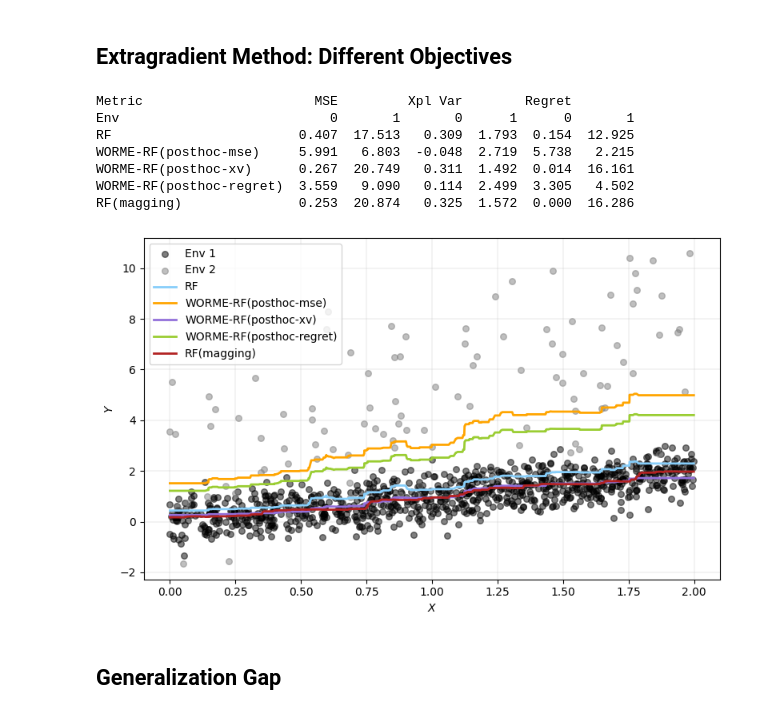
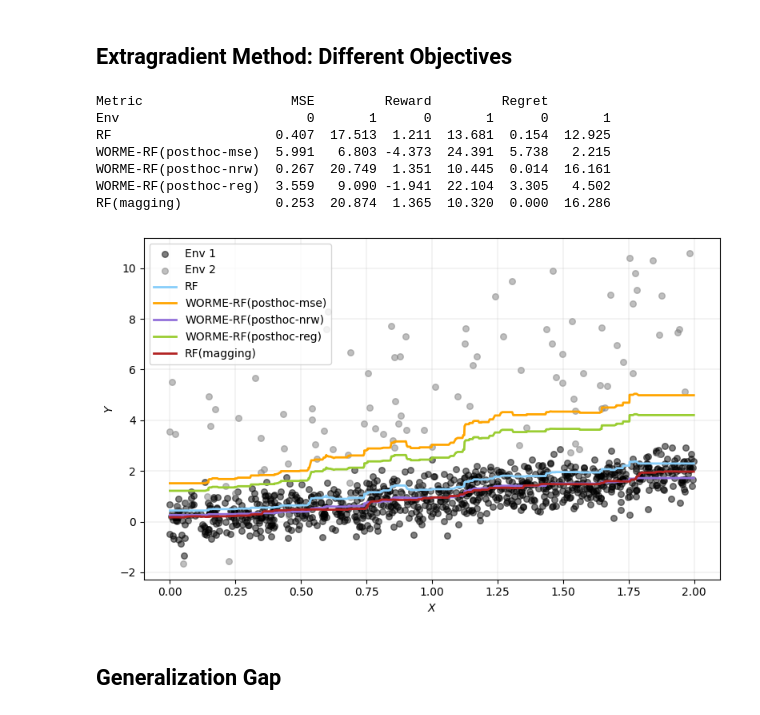
Before and after one commit to francescofreni/nldg, a Jupyter notebook: notebooks/miscellanea.ipynb, the cells around one changed output. Drawn from its saved outputs; the diff is of its cells as text; code cells hidden in the pictures.

```diff
--- a/notebooks/miscellanea.ipynb
+++ b/notebooks/miscellanea.ipynb
@@ -25,13 +25,11 @@ min_samples_leaf = 15
 
 if demean_setting == 1:
     Ytr = Ytr_orig
-    demean = False
 elif demean_setting == 2:  # center the data in each environment
     Ytr = np.zeros_like(Ytr_orig)
     for env in np.unique(Etr):
         idx = Etr == env
         Ytr[idx] = Ytr_orig[idx] - np.mean(Ytr_orig[idx])
-        demean = True
 # %%
 rf = RandomForest(
     "Regression",
@@ -102,13 +100,11 @@ min_samples_leaf = 30
 
 if demean_setting == 1:
     Ytr = Ytr_orig
-    demean = False
 elif demean_setting == 2:
     Ytr = np.zeros_like(Ytr_orig)
     for env in np.unique(Etr):
         idx = Etr == env
         Ytr[idx] = Ytr_orig[idx] - np.mean(Ytr_orig[idx])
-        demean = True
 
 # Fit standard RF for each environment separately.
 # This is used for the regret
@@ -160,14 +156,14 @@ rf = RandomForest(
     seed=random_state
 )
 rf.fit(Xtr, Ytr)
-rf.modify_predictions_trees(Etr, method="xplvar",
+rf.modify_predictions_trees(Etr, method="reward",
                             opt_method="extragradient")
-fitted_xv = rf.predict(Xtr)
-preds_xv = rf.predict(Xtr_sorted)
+fitted_rw = rf.predict(Xtr)
+preds_rw = rf.predict(Xtr_sorted)
 
-mse_xv, _ = max_mse(Ytr, fitted_xv, Etr, ret_ind=True)
-xv_xv, _ = min_xplvar(Ytr, fitted_xv, Etr, demean=demean, ret_ind=True)
-regret_xv, _ = max_regret(Ytr, fitted_xv, sols_erm, Etr, ret_ind=True)
+mse_rw, _ = max_mse(Ytr, fitted_rw, Etr, ret_ind=True)
+rw_rw, _ = min_reward(Ytr, fitted_rw, Etr, ret_ind=True)
+regret_rw, _ = max_regret(Ytr, fitted_rw, sols_erm, Etr, ret_ind=True)
 # %%
 rf = RandomForest(
     "Regression",
@@ -205,15 +201,15 @@ xv_magging, _ = min_xplvar(Ytr, fitted_magging, Etr, demean=demean, ret_ind=True
 regret_magging, _ = max_regret(Ytr, fitted_magging, sols_erm, Etr, ret_ind=True)
 # %%
 cols = pd.MultiIndex.from_product(
-    [["MSE", "Xpl Var", "Regret"], ["0", "1"]],
+    [["MSE", "Reward", "Regret"], ["0", "1"]],
     names=["Metric", "Env"]
 )
 data = [
-    [round(float(x), 3) for x in mse_rf + xv_rf + regret_rf],
-    [round(float(x), 3) for x in mse_mse + xv_mse + regret_mse],
-    [round(float(x), 3) for x in mse_xv + xv_xv + regret_xv],
-    [round(float(x), 3) for x in mse_regret + xv_regret + regret_regret],
-    [round(float(x), 3) for x in mse_magging + xv_magging + regret_magging],
+    [round(float(x), 3) for x in mse_rf + rw_rf + regret_rf],
+    [round(float(x), 3) for x in mse_mse + rw_mse + regret_mse],
+    [round(float(x), 3) for x in mse_rw + rw_rw + regret_rw],
+    [round(float(x), 3) for x in mse_regret + rw_regret + regret_regret],
+    [round(float(x), 3) for x in mse_magging + rw_magging + regret_magging],
 ]
 df = pd.DataFrame(
     data,
@@ -221,32 +217,32 @@ df = pd.DataFrame(
     [
         "RF",
         f"{NAME_RF}(posthoc-mse)",
-        f"{NAME_RF}(posthoc-xv)",
-        f"{NAME_RF}(posthoc-regret)",
+        f"{NAME_RF}(posthoc-nrw)",
+        f"{NAME_RF}(posthoc-reg)",
         "RF(magging)"
     ],
     columns=cols)
 print(df)
 # %% [output]
-Metric                      MSE         Xpl Var        Regret
-Env                           0       1       0      1      0       1
-RF                        0.407  17.513   0.309  1.793  0.154  12.925
-WORME-RF(posthoc-mse)     5.991   6.803  -0.048  2.719  5.738   2.215
-WORME-RF(posthoc-xv)      0.267  20.749   0.311  1.492  0.014  16.161
-WORME-RF(posthoc-regret)  3.559   9.090   0.114  2.499  3.305   4.502
-RF(magging)               0.253  20.874   0.325  1.572  0.000  16.286
+Metric                   MSE         Reward         Regret
+Env                        0       1      0       1      0       1
+RF                     0.407  17.513  1.211  13.681  0.154  12.925
+WORME-RF(posthoc-mse)  5.991   6.803 -4.373  24.391  5.738   2.215
+WORME-RF(posthoc-nrw)  0.267  20.749  1.351  10.445  0.014  16.161
+WORME-RF(posthoc-reg)  3.559   9.090 -1.941  22.104  3.305   4.502
+RF(magging)            0.253  20.874  1.365  10.320  0.000  16.286
 # %%
 dtr["X_sorted"] = Xtr_sorted
 dtr["fitted_rf"] = preds_rf
 dtr["fitted_mse"] = preds_mse
-dtr["fitted_xv"] = preds_xv
+dtr["fitted_nrw"] = preds_rw
 dtr["fitted_regret"] = preds_regret
 dtr["fitted_magging"] = preds_magging
 dtr["Y"] = Ytr
 
 plot_dtr(dtr, obj_comparison=True)
 # %% [output]
-[figure, old version]
+[figure, new version]
 # %% [markdown]
 ## Generalization Gap
 # %%
```
Also changed, not shown: parts of 18 cells of this notebook, 9 other files.
